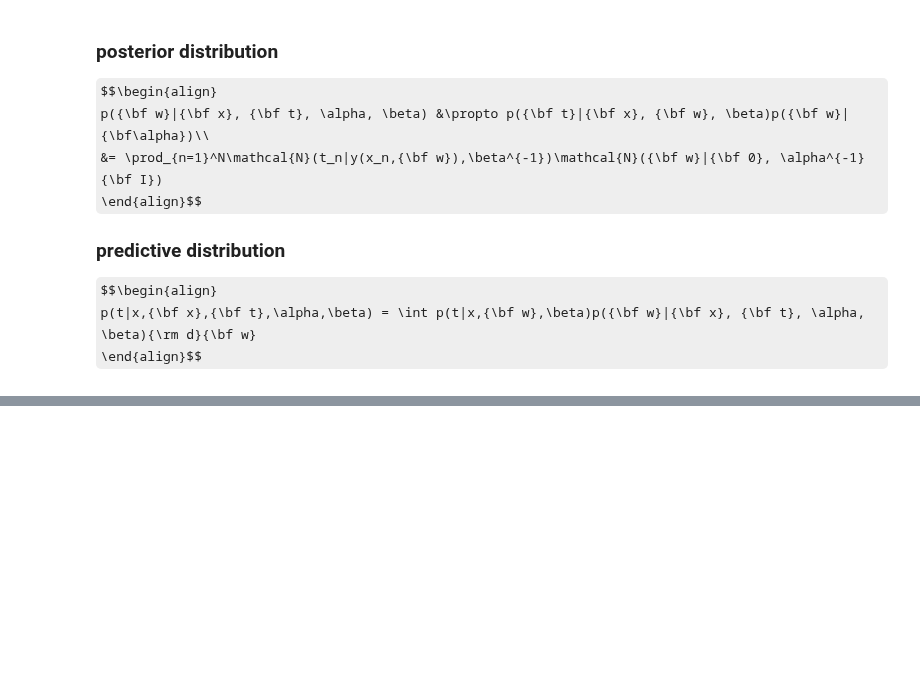
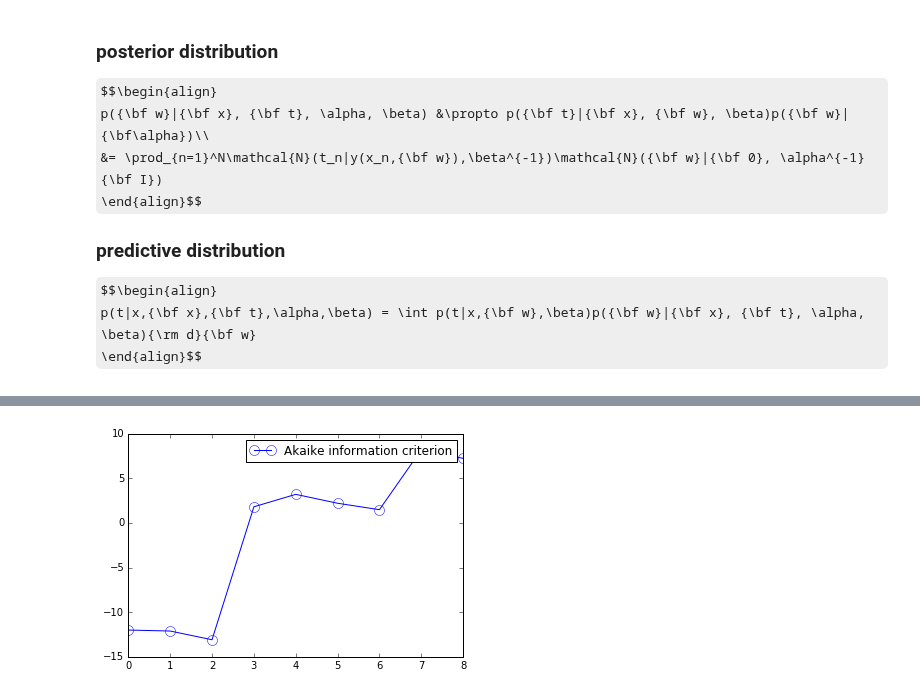
Before and after one commit to ctgk/PRML, a Jupyter notebook: ch01_Introduction.ipynb, the cells around one changed output, grey strips where cells are left out. Cells and saved outputs as stored; diff of their text form; code cells hidden in the pictures; some formulas as TeX source; blank space fills up the shorter version.

Commit message:
implemented method to calculate Akaike information criterion, but it does not work as I expected

```diff
--- a/ch01_Introduction.ipynb
+++ b/ch01_Introduction.ipynb
@@ -138,0 +144,15 @@ plt.show()
+# %%
+aic = []
+for i in range(9):
+    feature = Polynomial(i)
+    X_train = feature.transform(x_train)
+    X_test = feature.transform(x_test)
+
+    model = LinearRegression()
+    model.fit(X_train, y_train)
+    aic.append(model.aic(X_train, y_train))
+plt.plot(aic, 'o-', mfc="none", mec="b", ms=10, c="b", label="Akaike information criterion")
+plt.legend()
+plt.show()
+# %% [output]
+[figure, added]
```
Also changed, not shown: parts of 6 cells of this notebook, 1 other file.
